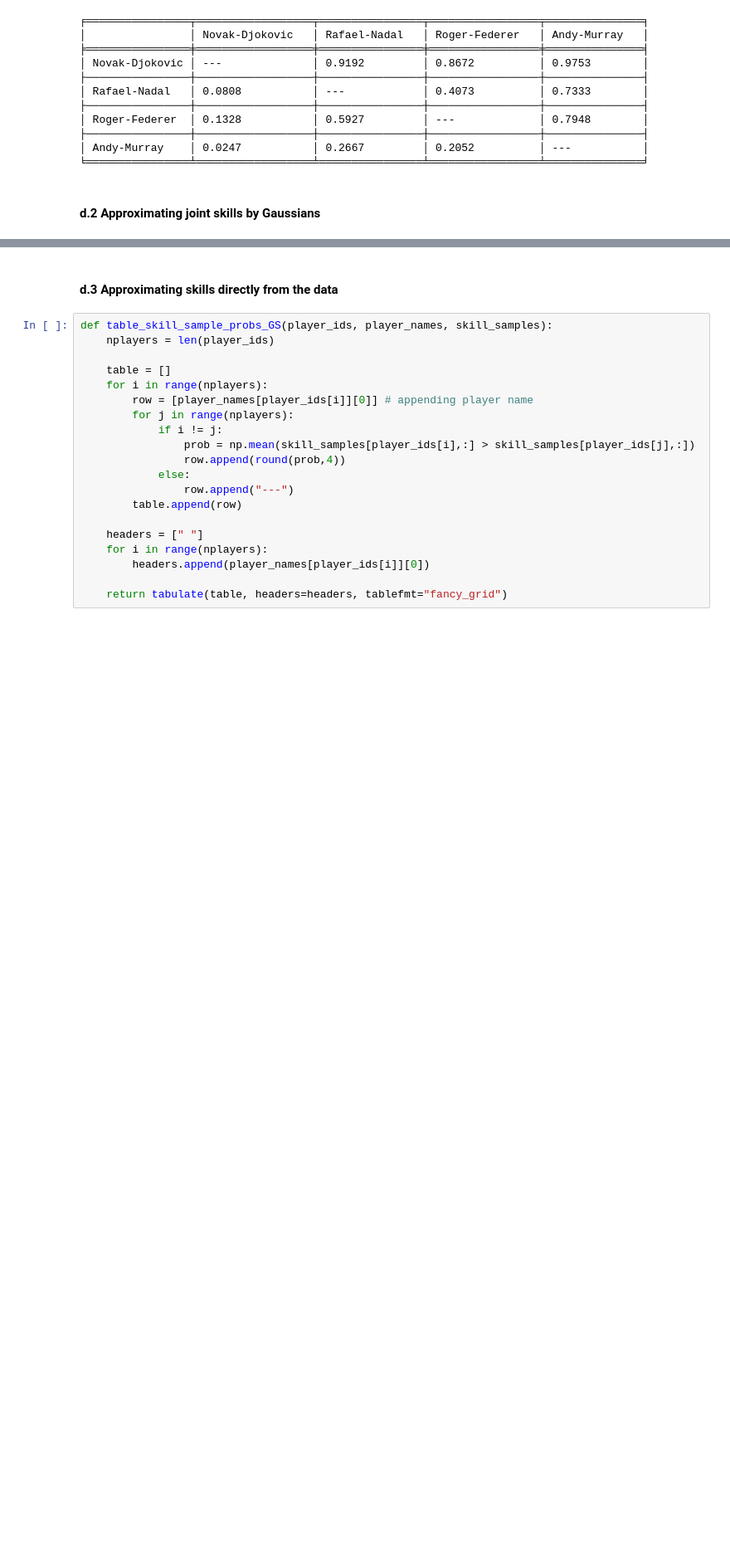
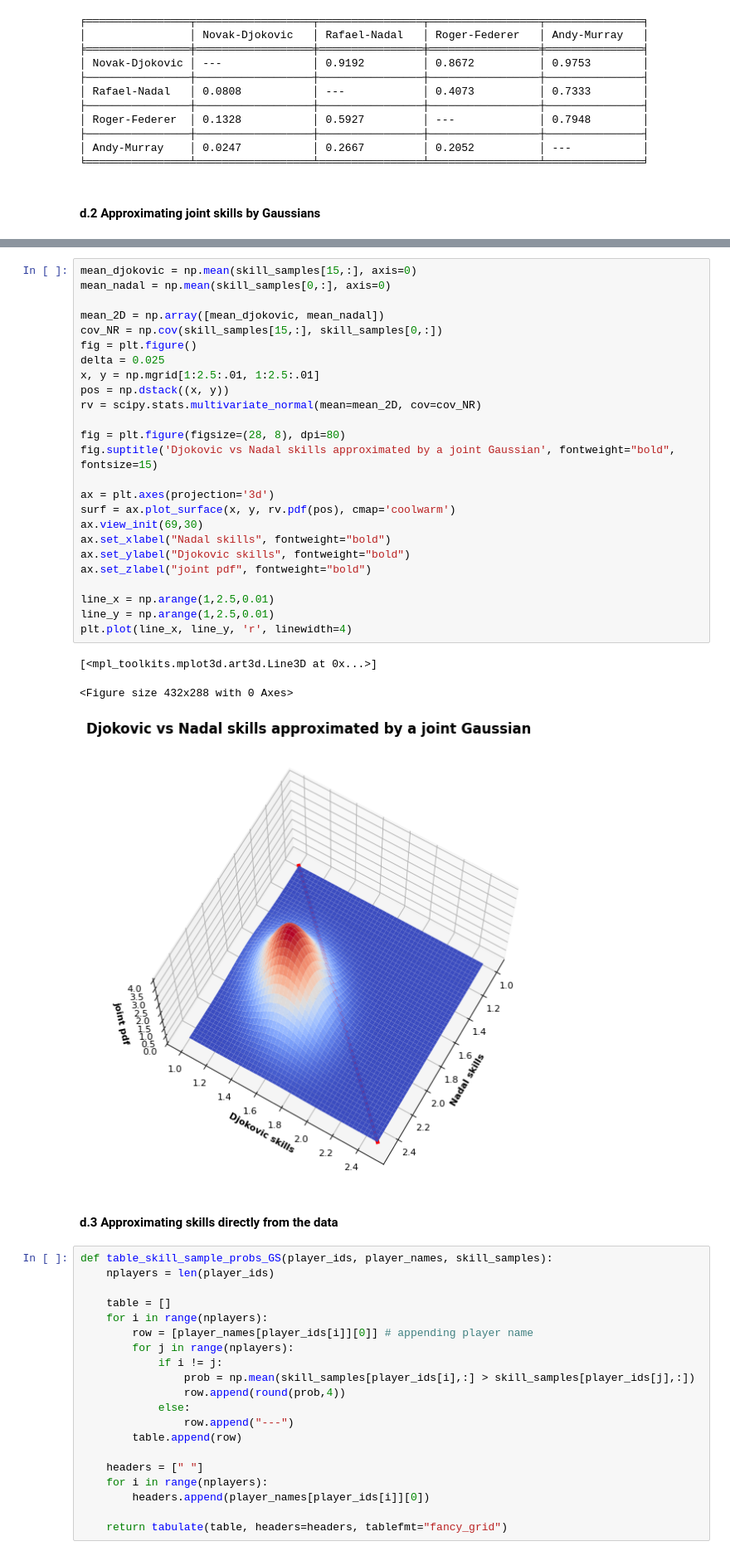
Before and after one commit to AlejandroSantorum/MPhil_MLMI_Cambridge, a Jupyter notebook: 4F13-Probabilistic_Machine_Learning/Lab/lab2/code/coursework2.ipynb, the cells around one changed output, grey strips where cells are left out. Shown at 83% size. Drawn from its saved outputs; the diff is of its cells as text; blank space fills up the shorter version.

```diff
--- a/4F13-Probabilistic_Machine_Learning/Lab/lab2/code/coursework2.ipynb
+++ b/4F13-Probabilistic_Machine_Learning/Lab/lab2/code/coursework2.ipynb
@@ -373,4 +373,33 @@ print(table)
 ╘════════════════╧══════════════════╧════════════════╧═════════════════╧═══════════════╛
+# %%
+mean_djokovic = np.mean(skill_samples[15,:], axis=0)
+mean_nadal = np.mean(skill_samples[0,:], axis=0)
+
+mean_2D = np.array([mean_djokovic, mean_nadal])
+cov_NR = np.cov(skill_samples[15,:], skill_samples[0,:])
+fig = plt.figure()
+delta = 0.025
+x, y = np.mgrid[1:2.5:.01, 1:2.5:.01]
+pos = np.dstack((x, y))
+rv = scipy.stats.multivariate_normal(mean=mean_2D, cov=cov_NR)
+
+fig = plt.figure(figsize=(28, 8), dpi=80)
+fig.suptitle('Djokovic vs Nadal skills approximated by a joint Gaussian', fontweight="bold", fontsize=15)
+
+ax = plt.axes(projection='3d')
+surf = ax.plot_surface(x, y, rv.pdf(pos), cmap='coolwarm')
+ax.view_init(69,30)
+ax.set_xlabel("Nadal skills", fontweight="bold")
+ax.set_ylabel("Djokovic skills", fontweight="bold")
+ax.set_zlabel("joint pdf", fontweight="bold")
+
+line_x = np.arange(1,2.5,0.01)
+line_y = np.arange(1,2.5,0.01)
+plt.plot(line_x, line_y, 'r', linewidth=4)
+# %% [output]
+[<mpl_toolkits.mplot3d.art3d.Line3D at 0x...>]
+<Figure size 432x288 with 0 Axes>
+[figure, added]
 # %% [markdown]
 #### d.3 Approximating skills directly from the data
 # %%
```
Also changed, not shown: parts of 2 cells of this notebook, 14 other files.
